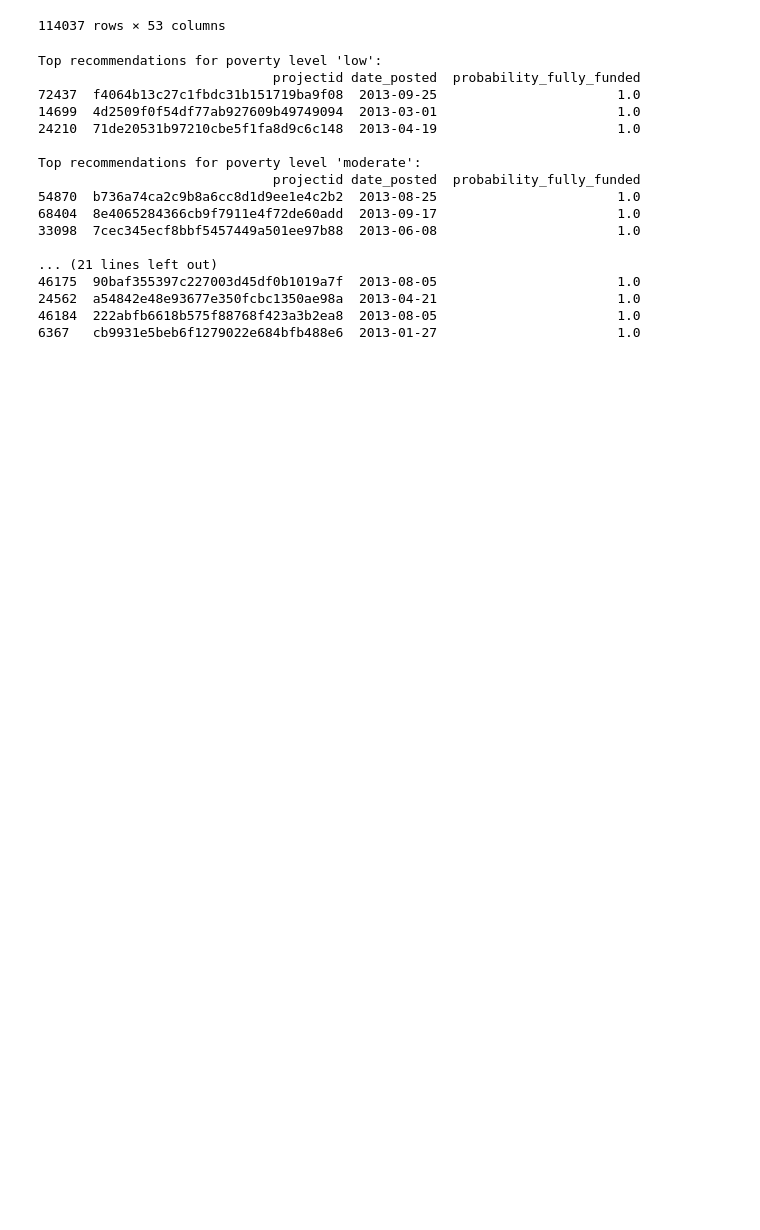
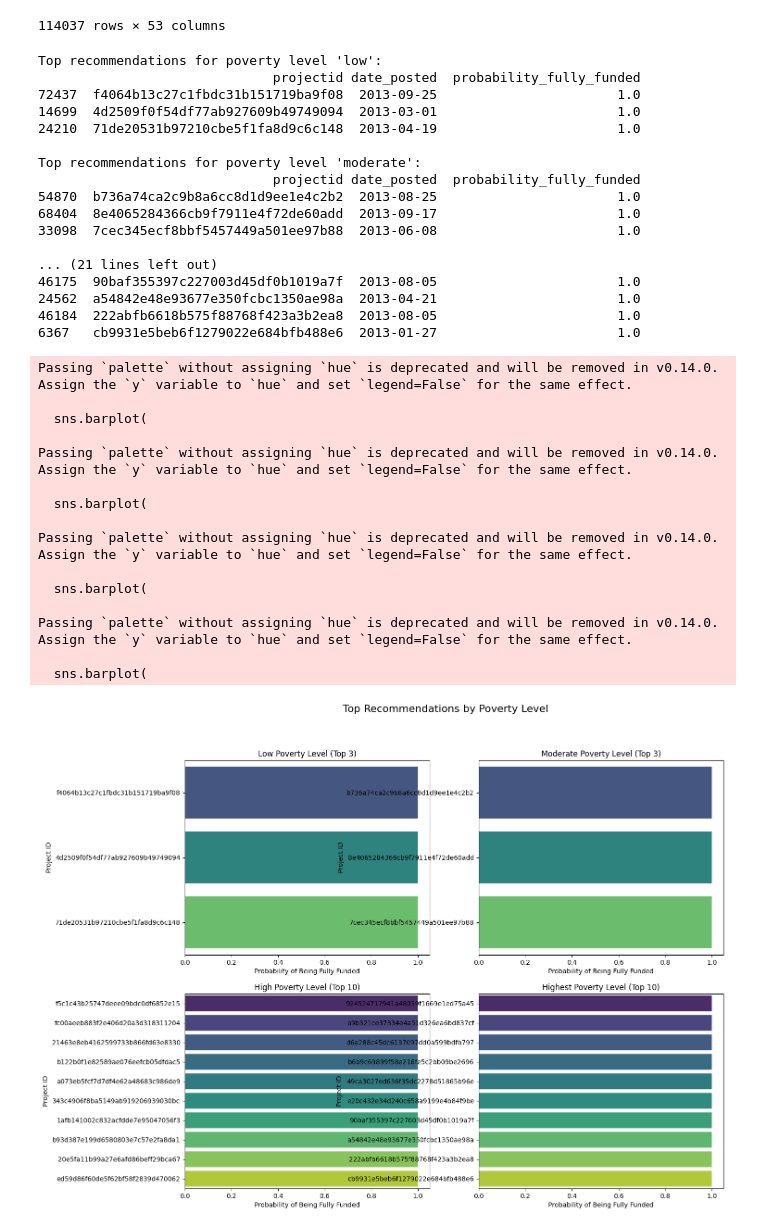
Before and after one commit to luciafang/94889-DonorsChoose, a Jupyter notebook: project/notebooks/recommendation_rf_new.ipynb, the cells around one changed output. Drawn from its saved outputs; the diff is of its cells as text; code cells hidden in the pictures; blank space fills up the shorter version.

Commit message:
updated rf recommendation to include top 10 recommendation figures

```diff
--- a/project/notebooks/recommendation_rf_new.ipynb
+++ b/project/notebooks/recommendation_rf_new.ipynb
@@ -97,3 +99,47 @@ Top recommendations for poverty level 'moderate':
 24562  a54842e48e93677e350fcbc1350ae98a  2013-04-21                       1.0
 46184  222abfb6618b575f88768f423a3b2ea8  2013-08-05                       1.0
 6367   cb9931e5beb6f1279022e684bfb488e6  2013-01-27                       1.0
+# %%
+top_n_per_poverty_level = {"high": 10, "highest": 10, "low": 3, "moderate": 3}
+# %%
+fig, ax = plt.subplots(2, 2, figsize=(15, 12))
+fig.suptitle("Top Recommendations by Poverty Level", fontsize=16)
+
+ax = ax.flatten()
+
+for i, (pov_level, recs) in enumerate(recommendations.items()):
+    # Limit the number of projects to the specified top N for this poverty level
+    top_recs = recs.head(top_n_per_poverty_level[pov_level])
+
+    # Create a barplot in the respective subplot axis
+    sns.barplot(
+        x='probability_fully_funded',
+        y='projectid',
+        data=top_recs,
+        palette="viridis",
+        ax=ax[i]
+    )
+
+    # Set labels and title for each subplot
+    ax[i].set_title(f"{pov_level.capitalize()} Poverty Level (Top {top_n_per_poverty_level[pov_level]})")
+    ax[i].set_xlabel('Probability of Being Fully Funded')
+    ax[i].set_ylabel('Project ID')
+
+fig.savefig("../outputs/top_recommendations_by_poverty_level.png", dpi=300)
+# %% [output]
+Passing `palette` without assigning `hue` is deprecated and will be removed in v0.14.0. Assign the `y` variable to `hue` and set `legend=False` for the same effect.
+
+  sns.barplot(
+
+Passing `palette` without assigning `hue` is deprecated and will be removed in v0.14.0. Assign the `y` variable to `hue` and set `legend=False` for the same effect.
+
+  sns.barplot(
+
+Passing `palette` without assigning `hue` is deprecated and will be removed in v0.14.0. Assign the `y` variable to `hue` and set `legend=False` for the same effect.
+
+  sns.barplot(
+
+Passing `palette` without assigning `hue` is deprecated and will be removed in v0.14.0. Assign the `y` variable to `hue` and set `legend=False` for the same effect.
+
+  sns.barplot(
+[figure, added]
```
Also changed, not shown: parts of 1 cell of this notebook.
